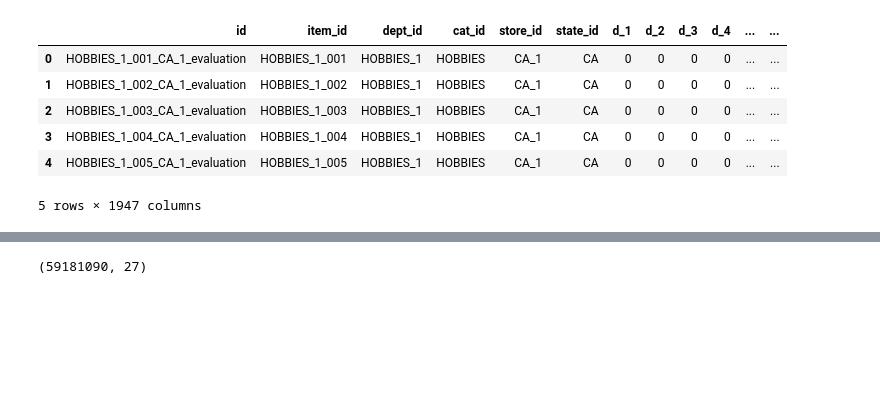
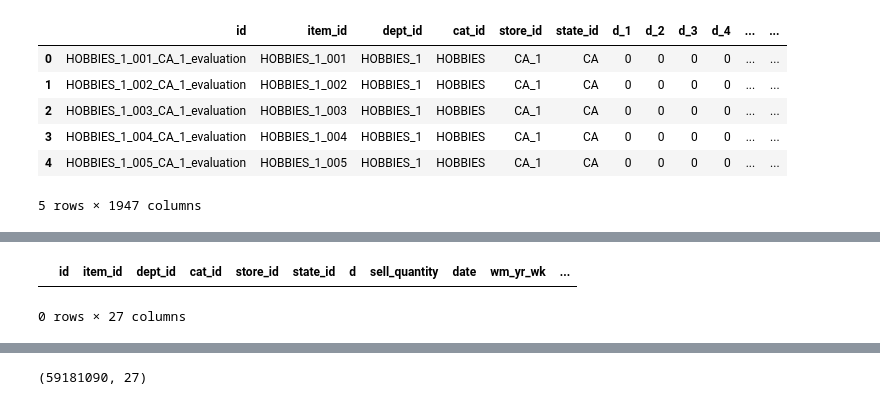
Before and after one commit to yoheita/Springboard, a Jupyter notebook: Capstone Project 2/Draft/Capstone_Project_Data_Wrangle_final.ipynb, the cells around one changed output, grey strips where cells are left out. Cells and saved outputs as stored; diff of their text form; code cells hidden in the pictures; blank space fills up the shorter version.

```diff
--- a/Capstone Project 2/Draft/Capstone_Project_Data_Wrangle_final.ipynb
+++ b/Capstone Project 2/Draft/Capstone_Project_Data_Wrangle_final.ipynb
@@ -710,0 +715,5 @@ final_df=pd.merge(final_df,df_sell_price_original, on=['item_id','store_id','wm_
+# %%
+final_df.loc[(final_df['wm_yr_wk'] == 1161) ]
+# %% [output]
+|  | id | item_id | dept_id | cat_id | store_id | state_id | d | sell_quantity | date | wm_yr_wk | ... |
+0 rows × 27 columns
```
Also changed, not shown: parts of 49 cells of this notebook, 2 other files.
